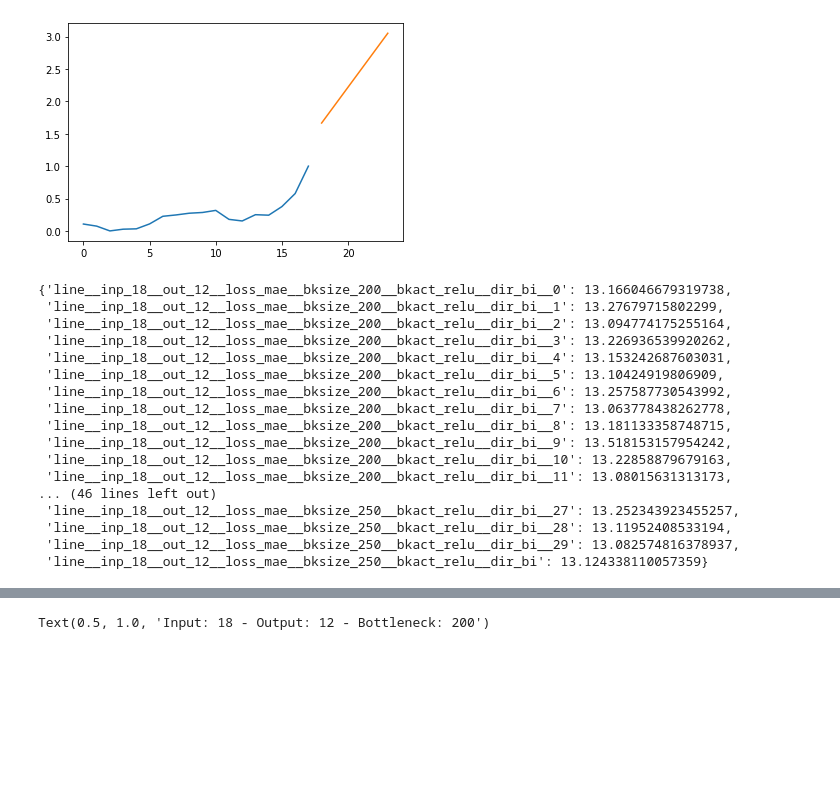
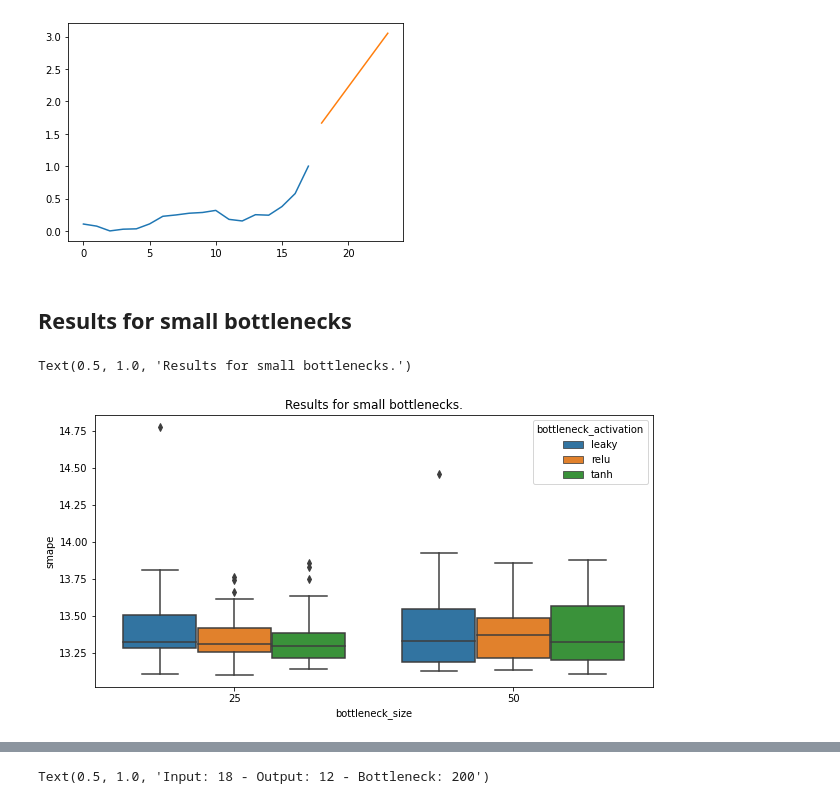
Before and after one commit to djib2011/forecasting, a Jupyter notebook: analysis/check_lines.ipynb, the cells around one changed output, grey strips where cells are left out. Saved outputs shown, nothing was run; the diff lists cells and outputs as text; code cells hidden in the pictures; blank space fills up the shorter version.

```diff
--- a/analysis/check_lines.ipynb
+++ b/analysis/check_lines.ipynb
@@ -61,23 +61,6 @@ for inp in num_inputs:
     curr_family_list = [(f, m) for f, m in zip(families, num_models) if f.name[10:12] == inp]
 
     results = evaluate_model_ensembles(curr_family_list, X_test, y_test)
-# %%
-results['smape']
-# %% [output]
-{'line__inp_18__out_12__loss_mae__bksize_200__bkact_relu__dir_bi__0': 13.166046679319738,
- 'line__inp_18__out_12__loss_mae__bksize_200__bkact_relu__dir_bi__1': 13.27679715802299,
- 'line__inp_18__out_12__loss_mae__bksize_200__bkact_relu__dir_bi__2': 13.094774175255164,
- 'line__inp_18__out_12__loss_mae__bksize_200__bkact_relu__dir_bi__3': 13.226936539920262,
- 'line__inp_18__out_12__loss_mae__bksize_200__bkact_relu__dir_bi__4': 13.153242687603031,
- 'line__inp_18__out_12__loss_mae__bksize_200__bkact_relu__dir_bi__5': 13.10424919806909,
- 'line__inp_18__out_12__loss_mae__bksize_200__bkact_relu__dir_bi__6': 13.257587730543992,
- 'line__inp_18__out_12__loss_mae__bksize_200__bkact_relu__dir_bi__7': 13.063778438262778,
- 'line__inp_18__out_12__loss_mae__bksize_200__bkact_relu__dir_bi__8': 13.181133358748715,
- 'line__inp_18__out_12__loss_mae__bksize_200__bkact_relu__dir_bi__9': 13.518153157954242,
- 'line__inp_18__out_12__loss_mae__bksize_200__bkact_relu__dir_bi__10': 13.22858879679163,
- 'line__inp_18__out_12__loss_mae__bksize_200__bkact_relu__dir_bi__11': 13.08015631313173,
-... (46 lines left out)
- 'line__inp_18__out_12__loss_mae__bksize_250__bkact_relu__dir_bi__27': 13.252343923455257,
- 'line__inp_18__out_12__loss_mae__bksize_250__bkact_relu__dir_bi__28': 13.11952408533194,
- 'line__inp_18__out_12__loss_mae__bksize_250__bkact_relu__dir_bi__29': 13.082574816378937,
- 'line__inp_18__out_12__loss_mae__bksize_250__bkact_relu__dir_bi': 13.124338110057359}
+# %%
+results = {'smape': {k.replace('line__', ''): v for k, v in results['smape'].items()}}
+results['mase'] = results['smape']
@@ -83,0 +71,11 @@ results['smape']
+# %% [markdown]
+## Results for small bottlenecks
+# %%
+plt.figure(figsize=(10, 5))
+sns.boxplot(x='bottleneck_size', y='smape', hue='bottleneck_activation',
+            data=df2[(df2['bottleneck_size'] < 100) & (df2['output_len'] == '12')])
+
+plt.title('Results for small bottlenecks.')
+# %% [output]
+Text(0.5, 1.0, 'Results for small bottlenecks.')
+[figure, added]
```
Also changed, not shown: parts of 15 cells of this notebook, 1 other file.
